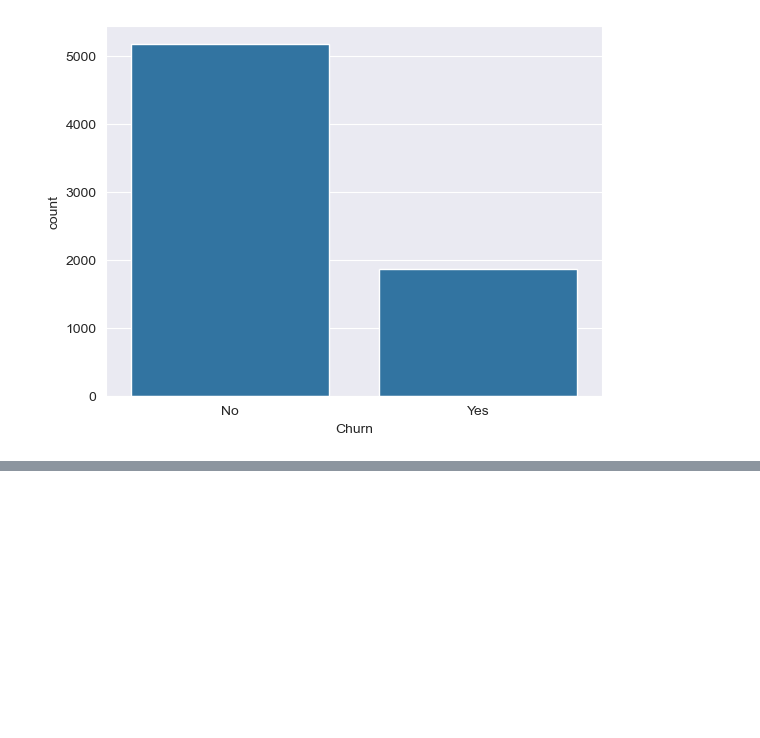
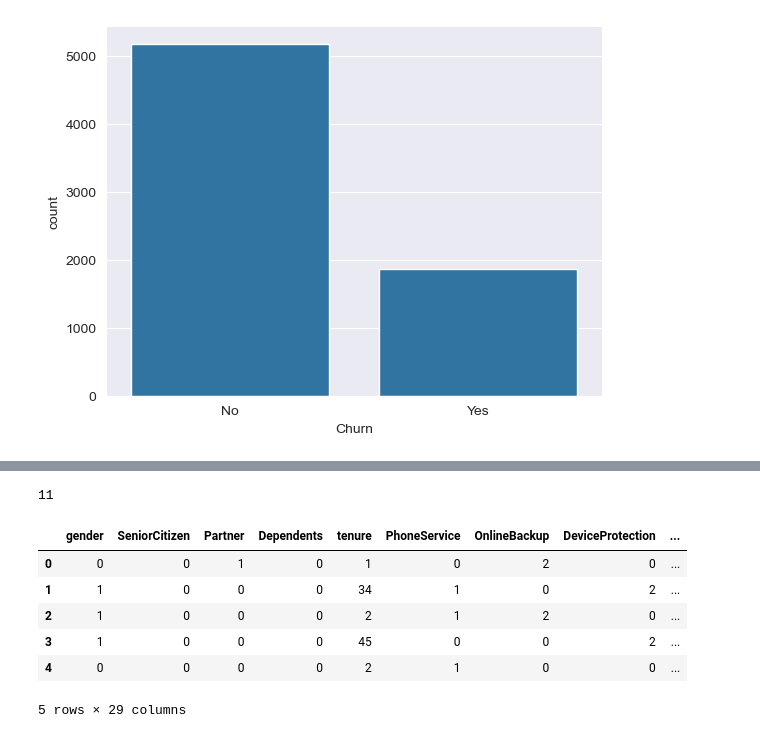
Before and after one commit to Ragul-K-B/telecom_churn, a Jupyter notebook: sample.ipynb, the cells around one changed output, grey strips where cells are left out. Saved outputs shown, nothing was run; the diff lists cells and outputs as text; code cells hidden in the pictures; blank space fills up the shorter version.

```diff
--- a/sample.ipynb
+++ b/sample.ipynb
@@ -217,0 +348,3 @@ plt.show()
+# %%
+df['OnlineBackup'] = le.fit_transform(df['OnlineBackup'])
+df['DeviceProtection'] = le.fit_transform(df['DeviceProtection'])
@@ -217,0 +359,5 @@ plt.show()
+# %%
+df['TotalCharges'] = df['TotalCharges'].astype(float)
+print(df['TotalCharges'].isnull().sum())
+# %% [output]
+11
@@ -217,0 +370,11 @@ plt.show()
+# %%
+df=df.drop('customerID',axis=1)
+df.head()
+# %% [output]
+|  | gender | SeniorCitizen | Partner | Dependents | tenure | PhoneService | OnlineBackup | DeviceProtection | ... |
+| 0 | 0 | 0 | 1 | 0 | 1 | 0 | 2 | 0 | ... |
+| 1 | 1 | 0 | 0 | 0 | 34 | 1 | 0 | 2 | ... |
+| 2 | 1 | 0 | 0 | 0 | 2 | 1 | 2 | 0 | ... |
+| 3 | 1 | 0 | 0 | 0 | 45 | 0 | 0 | 2 | ... |
+| 4 | 0 | 0 | 0 | 0 | 2 | 1 | 0 | 0 | ... |
+5 rows × 29 columns
```
Also changed, not shown: parts of 14 cells of this notebook.
